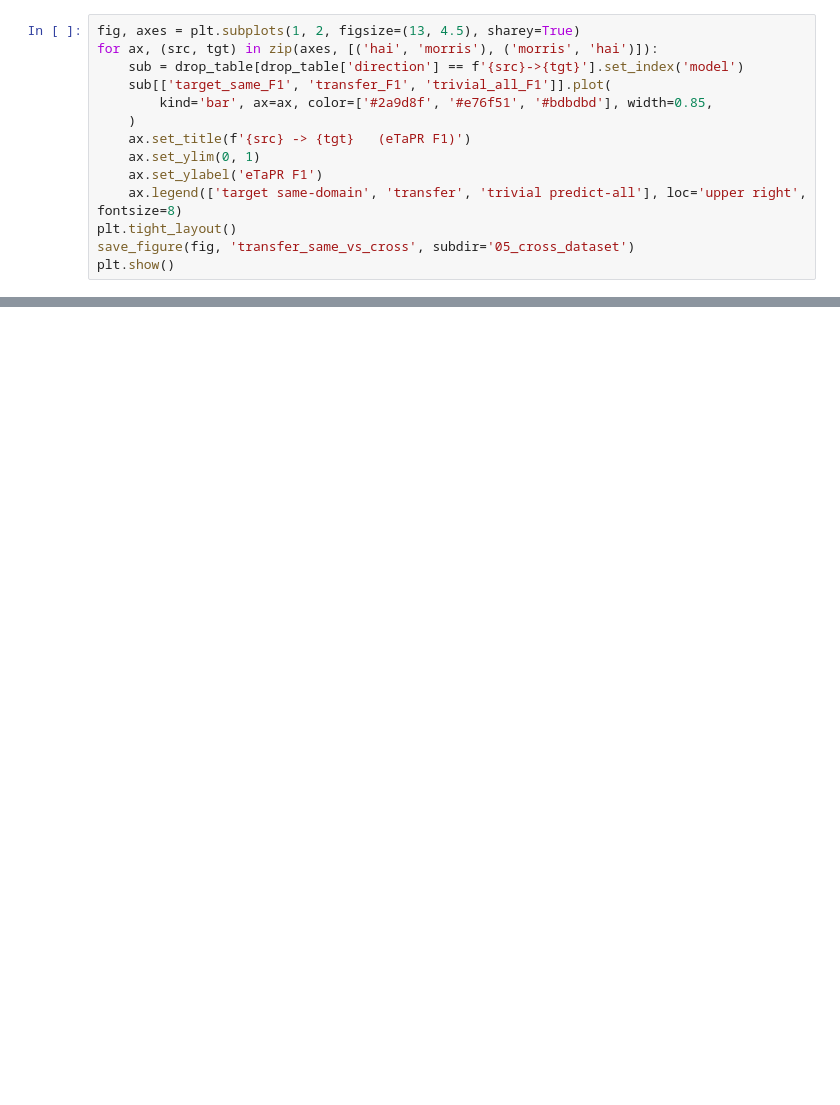
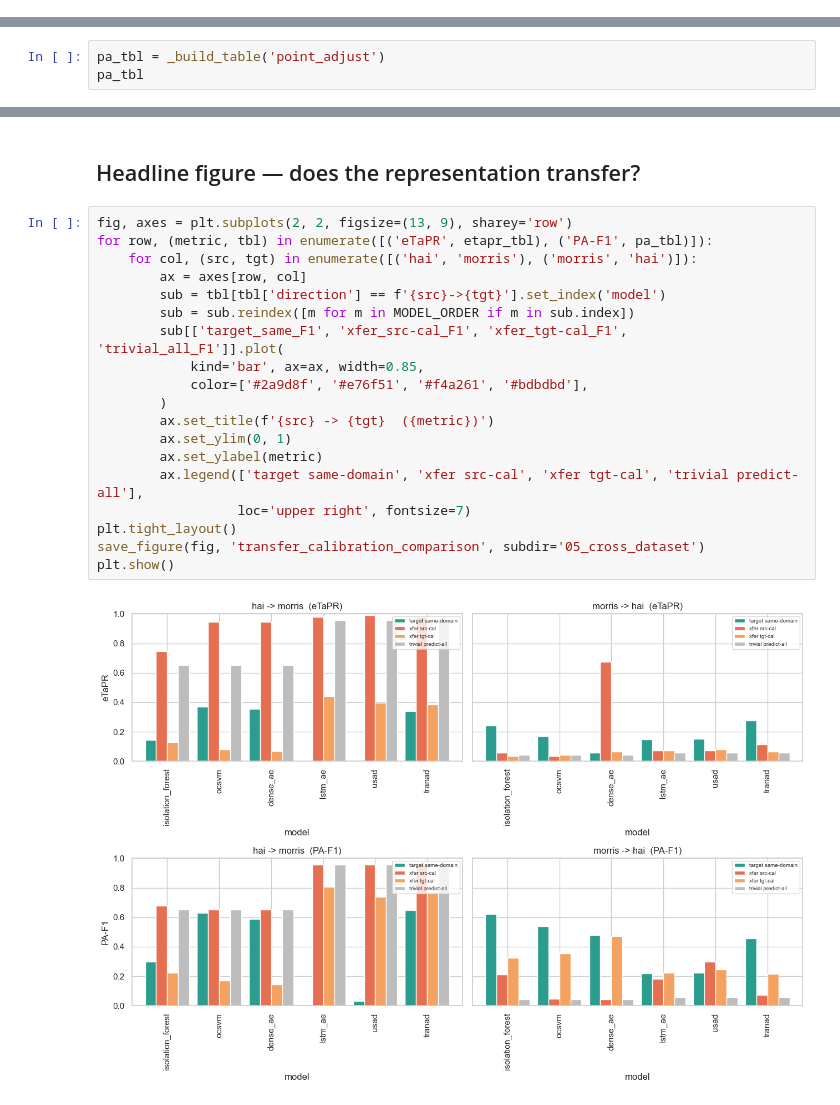
Before and after one commit to mapeke/ics-anomaly-detection, a Jupyter notebook: notebooks/05_cross_dataset.ipynb, the cells around one changed output, grey strips where cells are left out. Saved outputs shown, nothing was run; the diff lists cells and outputs as text; blank space fills up the shorter version.

```diff
--- a/notebooks/05_cross_dataset.ipynb
+++ b/notebooks/05_cross_dataset.ipynb
@@ -115,14 +101,0 @@ drop_table
-# %%
-fig, axes = plt.subplots(1, 2, figsize=(13, 4.5), sharey=True)
-for ax, (src, tgt) in zip(axes, [('hai', 'morris'), ('morris', 'hai')]):
-    sub = drop_table[drop_table['direction'] == f'{src}->{tgt}'].set_index('model')
-    sub[['target_same_F1', 'transfer_F1', 'trivial_all_F1']].plot(
-        kind='bar', ax=ax, color=['#2a9d8f', '#e76f51', '#bdbdbd'], width=0.85,
-    )
-    ax.set_title(f'{src} -> {tgt}   (eTaPR F1)')
-    ax.set_ylim(0, 1)
-    ax.set_ylabel('eTaPR F1')
-    ax.legend(['target same-domain', 'transfer', 'trivial predict-all'], loc='upper right', fontsize=8)
-plt.tight_layout()
-save_figure(fig, 'transfer_same_vs_cross', subdir='05_cross_dataset')
-plt.show()
@@ -159,0 +102,3 @@ Methodological consequences:
+# %%
+pa_tbl = _build_table('point_adjust')
+pa_tbl
@@ -159,0 +119,23 @@ Methodological consequences:
+# %% [markdown]
+## Headline figure — does the representation transfer?
+# %%
+fig, axes = plt.subplots(2, 2, figsize=(13, 9), sharey='row')
+for row, (metric, tbl) in enumerate([('eTaPR', etapr_tbl), ('PA-F1', pa_tbl)]):
+    for col, (src, tgt) in enumerate([('hai', 'morris'), ('morris', 'hai')]):
+        ax = axes[row, col]
+        sub = tbl[tbl['direction'] == f'{src}->{tgt}'].set_index('model')
+        sub = sub.reindex([m for m in MODEL_ORDER if m in sub.index])
+        sub[['target_same_F1', 'xfer_src-cal_F1', 'xfer_tgt-cal_F1', 'trivial_all_F1']].plot(
+            kind='bar', ax=ax, width=0.85,
+            color=['#2a9d8f', '#e76f51', '#f4a261', '#bdbdbd'],
+        )
+        ax.set_title(f'{src} -> {tgt}  ({metric})')
+        ax.set_ylim(0, 1)
+        ax.set_ylabel(metric)
+        ax.legend(['target same-domain', 'xfer src-cal', 'xfer tgt-cal', 'trivial predict-all'],
+                  loc='upper right', fontsize=7)
+plt.tight_layout()
+save_figure(fig, 'transfer_calibration_comparison', subdir='05_cross_dataset')
+plt.show()
+# %% [output]
+[figure, added]
```
Also changed, not shown: parts of 12 cells of this notebook, 15 other files.
